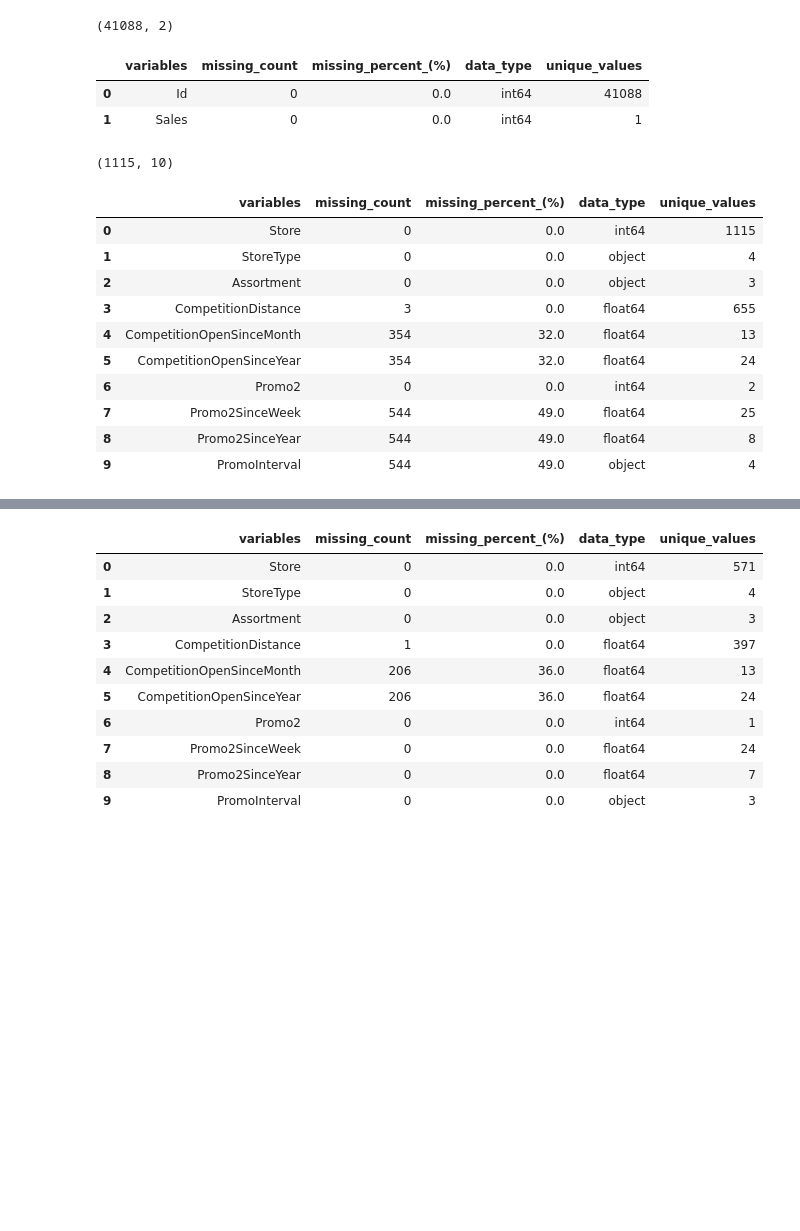
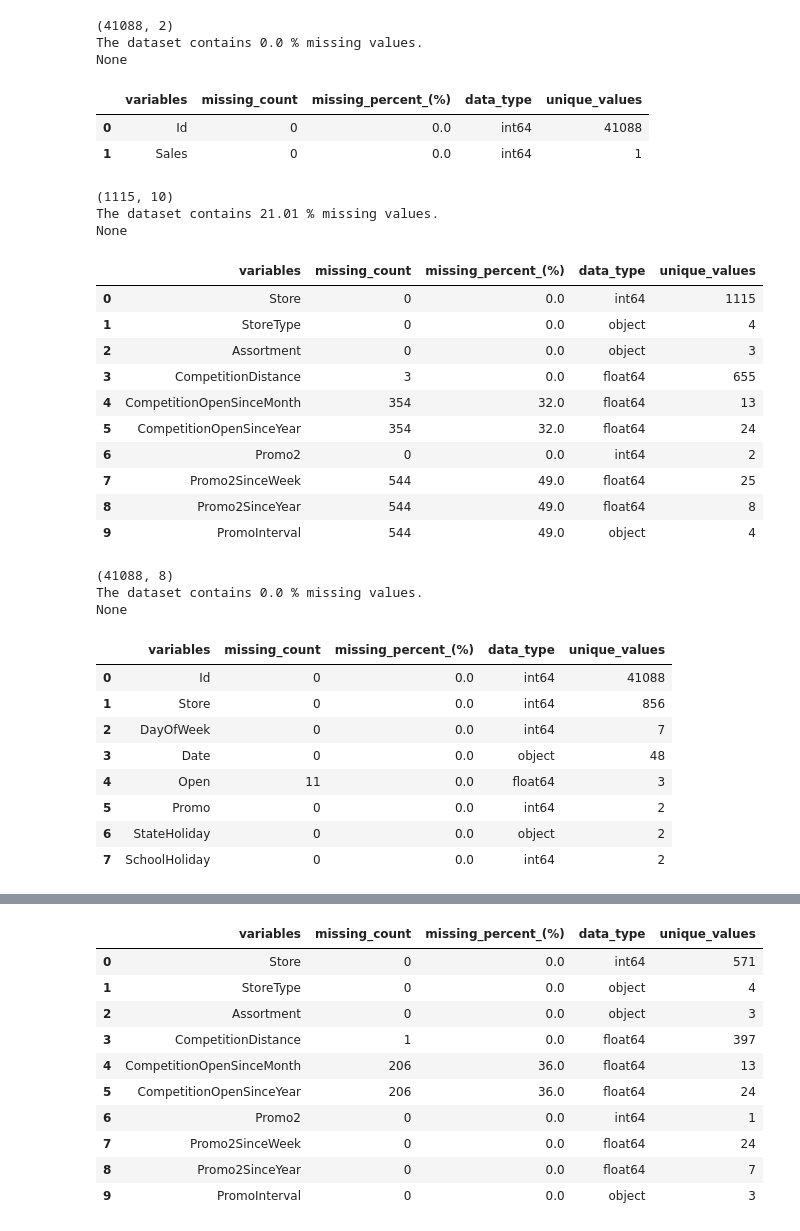
Before and after one commit to benbel376/time-series-data-sales-prediction, a Jupyter notebook: notebooks/data_cleaning.ipynb, the cells around one changed output, grey strips where cells are left out. Drawn from its saved outputs; the diff is of its cells as text; code cells hidden in the pictures; blank space fills up the shorter version.

```diff
--- a/notebooks/data_cleaning.ipynb
+++ b/notebooks/data_cleaning.ipynb
@@ -28,18 +28,27 @@ test = pd.read_csv("../data/test.csv")
 train = pd.read_csv("../data/train.csv")
 # %%
 # checking sample dataset
+
 print(sample.shape)
+print(DV.percent_missing(sample))
 DV.summ_columns(sample)
 # %% [output]
 (41088, 2)
+The dataset contains 0.0 % missing values.
+None
 |  | variables | missing_count | missing_percent_(%) | data_type | unique_values |
 | 0 | Id | 0 | 0.0 | int64 | 41088 |
 | 1 | Sales | 0 | 0.0 | int64 | 1 |
 # %%
+# Checking store.csv dataset
+
 print(store.shape)
+print(DV.percent_missing(store))
 DV.summ_columns(store)
 # %% [output]
 (1115, 10)
+The dataset contains 21.01 % missing values.
+None
 |  | variables | missing_count | missing_percent_(%) | data_type | unique_values |
 | 0 | Store | 0 | 0.0 | int64 | 1115 |
 | 1 | StoreType | 0 | 0.0 | object | 4 |
@@ -51,3 +60,22 @@ DV.summ_columns(store)
 | 7 | Promo2SinceWeek | 544 | 49.0 | float64 | 25 |
 | 8 | Promo2SinceYear | 544 | 49.0 | float64 | 8 |
 | 9 | PromoInterval | 544 | 49.0 | object | 4 |
+# %%
+# checking test.csv dataset
+
+print(test.shape)
+print(DV.percent_missing(test))
+DV.summ_columns(test)
+# %% [output]
+(41088, 8)
+The dataset contains 0.0 % missing values.
+None
+|  | variables | missing_count | missing_percent_(%) | data_type | unique_values |
+| 0 | Id | 0 | 0.0 | int64 | 41088 |
+| 1 | Store | 0 | 0.0 | int64 | 856 |
+| 2 | DayOfWeek | 0 | 0.0 | int64 | 7 |
+| 3 | Date | 0 | 0.0 | object | 48 |
+| 4 | Open | 11 | 0.0 | float64 | 3 |
+| 5 | Promo | 0 | 0.0 | int64 | 2 |
+| 6 | StateHoliday | 0 | 0.0 | object | 2 |
+| 7 | SchoolHoliday | 0 | 0.0 | int64 | 2 |
```
Also changed, not shown: parts of 1 cell of this notebook, 34 other files.
